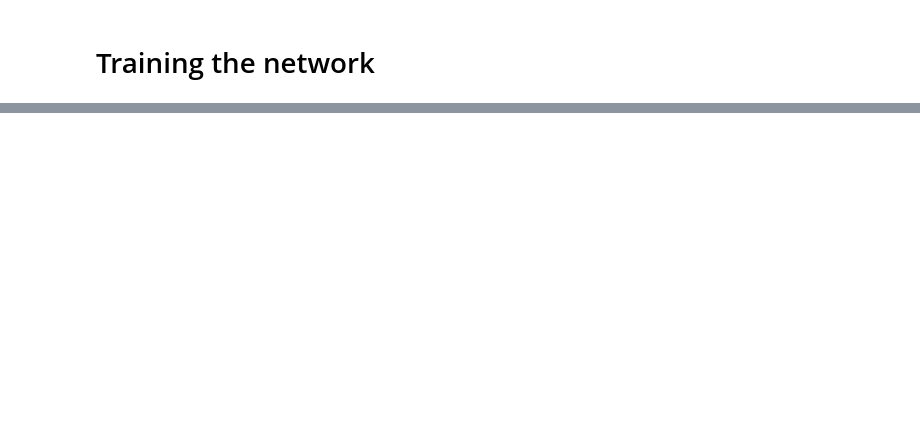
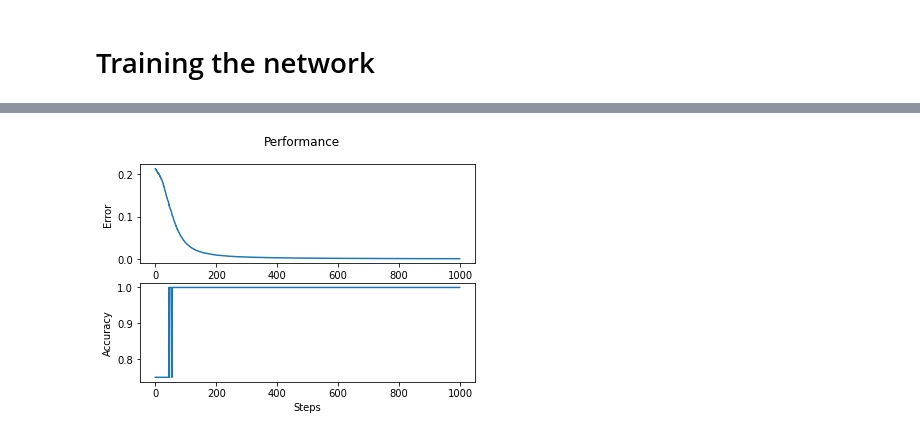
Before and after one commit to Maxoz99/ANNs-TensorFlow, a Jupyter notebook: Homework02/homework02.ipynb, the cells around one changed output, grey strips where cells are left out. Saved outputs shown, nothing was run; the diff lists cells and outputs as text; code cells hidden in the pictures; blank space fills up the shorter version.

Commit message:
Refactored for easier training

```diff
--- a/Homework02/homework02.ipynb
+++ b/Homework02/homework02.ipynb
@@ -154,0 +194,4 @@ plt.show()
+# %%
+train(t_and, x)
+# %% [output]
+[figure, added]
```
Also changed, not shown: parts of 18 cells of this notebook, 2 other files.
